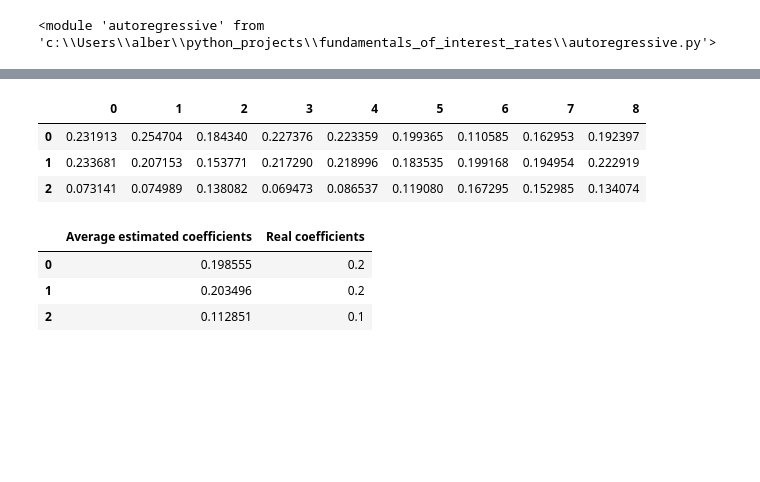
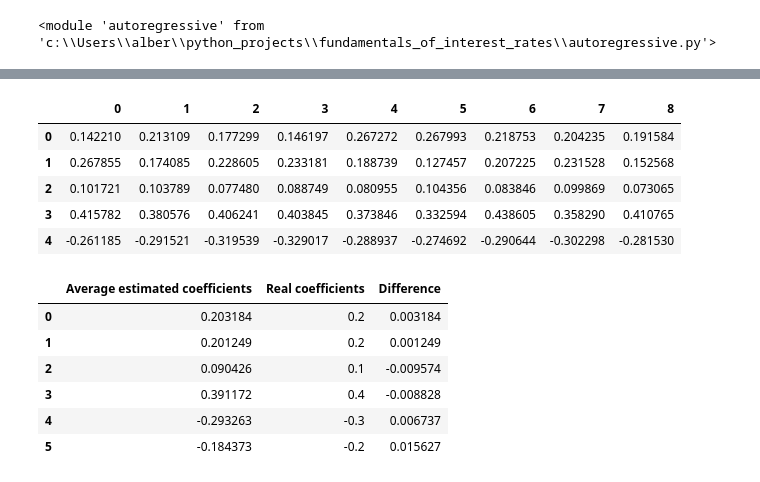
Before and after one commit to kiddrast/Pricing-with-Indirect-Inference, a Jupyter notebook: analysis.ipynb, the cells around one changed output, grey strips where cells are left out. Drawn from its saved outputs; the diff is of its cells as text; code cells hidden in the pictures; blank space fills up the shorter version.

```diff
--- a/analysis.ipynb
+++ b/analysis.ipynb
@@ -10,6 +10,6 @@ importlib.reload(ar) # if autoregressive.py is modified
 # %% [output]
 <module 'autoregressive' from 'c:\\Users\\alber\\python_projects\\fundamentals_of_interest_rates\\autoregressive.py'>
 # %%
-model = ar.AutoRegressive(steps=1000, paths=9, a=np.array([0.2, 0.2, 0.1]), start=0, dist='normal')
+model = ar.AutoRegressive(steps=1_000, paths=9, a=np.array([0.2, 0.2, 0.1, 0.4, -0.3, -0.2]), start=0, dist='normal')
 data = model.generate()
 # %% [output]
@@ -23,17 +29,22 @@ coefficients = model.fit_ar()
 df(coefficients).head()
 # %% [output]
 |  | 0 | 1 | 2 | 3 | 4 | 5 | 6 | 7 | 8 |
-| 0 | 0.231913 | 0.254704 | 0.184340 | 0.227376 | 0.223359 | 0.199365 | 0.110585 | 0.162953 | 0.192397 |
-| 1 | 0.233681 | 0.207153 | 0.153771 | 0.217290 | 0.218996 | 0.183535 | 0.199168 | 0.194954 | 0.222919 |
-| 2 | 0.073141 | 0.074989 | 0.138082 | 0.069473 | 0.086537 | 0.119080 | 0.167295 | 0.152985 | 0.134074 |
+| 0 | 0.142210 | 0.213109 | 0.177299 | 0.146197 | 0.267272 | 0.267993 | 0.218753 | 0.204235 | 0.191584 |
+| 1 | 0.267855 | 0.174085 | 0.228605 | 0.233181 | 0.188739 | 0.127457 | 0.207225 | 0.231528 | 0.152568 |
+| 2 | 0.101721 | 0.103789 | 0.077480 | 0.088749 | 0.080955 | 0.104356 | 0.083846 | 0.099869 | 0.073065 |
+| 3 | 0.415782 | 0.380576 | 0.406241 | 0.403845 | 0.373846 | 0.332594 | 0.438605 | 0.358290 | 0.410765 |
+| 4 | -0.261185 | -0.291521 | -0.319539 | -0.329017 | -0.288937 | -0.274692 | -0.290644 | -0.302298 | -0.281530 |
 # %%
-comparison = np.vstack([model.coefficients.mean(axis=1), model.a])
-df(comparison.T).rename(columns={0: 'Average estimated coefficients', 1: 'Real coefficients'})
+comparison = np.vstack([model.coefficients.mean(axis=1), model.a, model.coefficients.mean(axis=1) - model.a])
+df(comparison.T).rename(columns={0: 'Average estimated coefficients', 1: 'Real coefficients', 2: 'Difference'})
 # %% [output]
-|  | Average estimated coefficients | Real coefficients |
-| 0 | 0.198555 | 0.2 |
-| 1 | 0.203496 | 0.2 |
-| 2 | 0.112851 | 0.1 |
+|  | Average estimated coefficients | Real coefficients | Difference |
+| 0 | 0.203184 | 0.2 | 0.003184 |
+| 1 | 0.201249 | 0.2 | 0.001249 |
+| 2 | 0.090426 | 0.1 | -0.009574 |
+| 3 | 0.391172 | 0.4 | -0.008828 |
+| 4 | -0.293263 | -0.3 | 0.006737 |
+| 5 | -0.184373 | -0.2 | 0.015627 |
 # %%
 eps, eta = model.get_residuals()
 model.study_residuals()
```
Also changed, not shown: parts of 4 cells of this notebook, 2 other files.
